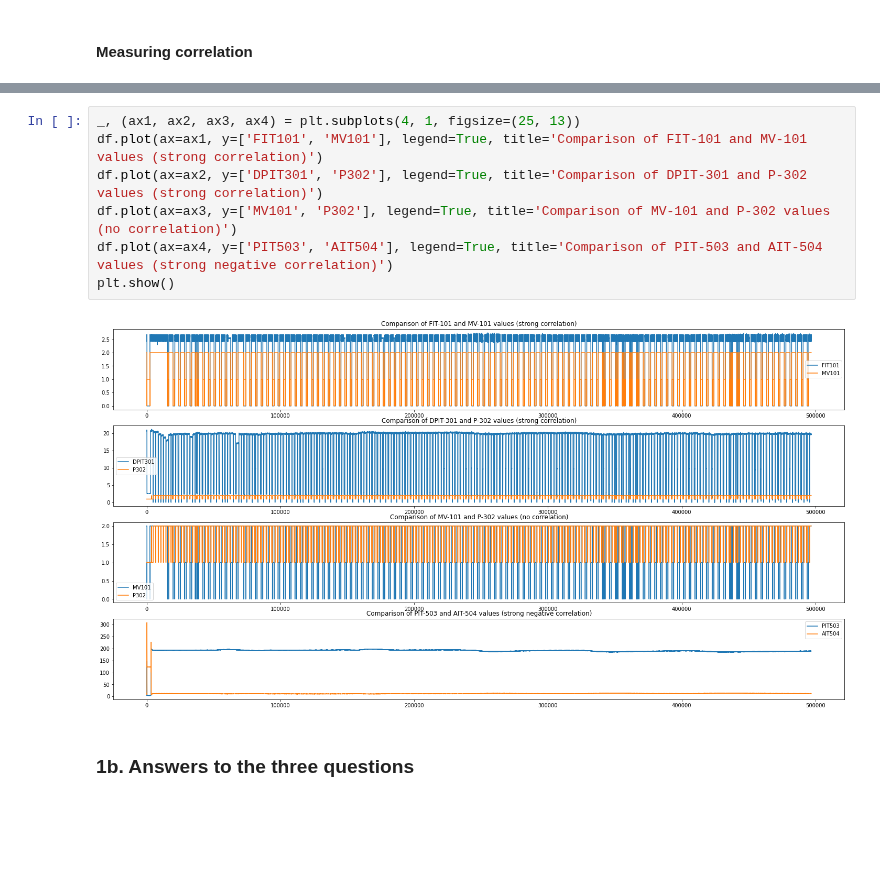
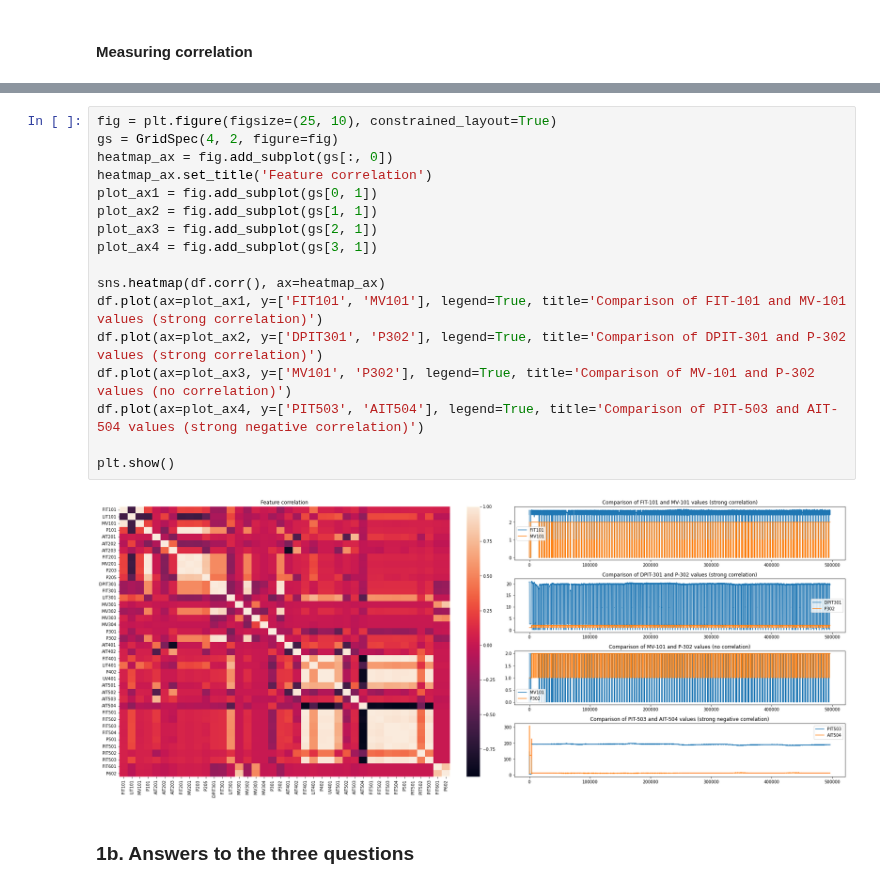
Before and after one commit to kponichtera/cs4035-cda, a Jupyter notebook: lab2/Lab2.ipynb, the cells around one changed output, grey strips where cells are left out. Drawn from its saved outputs; the diff is of its cells as text; blank space fills up the shorter version.

Commit message:
Cleaned up plotting

```diff
--- a/lab2/Lab2.ipynb
+++ b/lab2/Lab2.ipynb
@@ -79,12 +73,22 @@ plt.show()
 # %%
-_, (ax1, ax2, ax3, ax4) = plt.subplots(4, 1, figsize=(25, 13))
-df.plot(ax=ax1, y=['FIT101', 'MV101'], legend=True, title='Comparison of FIT-101 and MV-101 values (strong correlation)')
-df.plot(ax=ax2, y=['DPIT301', 'P302'], legend=True, title='Comparison of DPIT-301 and P-302 values (strong correlation)')
-df.plot(ax=ax3, y=['MV101', 'P302'], legend=True, title='Comparison of MV-101 and P-302 values (no correlation)')
-df.plot(ax=ax4, y=['PIT503', 'AIT504'], legend=True, title='Comparison of PIT-503 and AIT-504 values (strong negative correlation)')
+fig = plt.figure(figsize=(25, 10), constrained_layout=True)
+gs = GridSpec(4, 2, figure=fig)
+heatmap_ax = fig.add_subplot(gs[:, 0])
+heatmap_ax.set_title('Feature correlation')
+plot_ax1 = fig.add_subplot(gs[0, 1])
+plot_ax2 = fig.add_subplot(gs[1, 1])
+plot_ax3 = fig.add_subplot(gs[2, 1])
+plot_ax4 = fig.add_subplot(gs[3, 1])
+
+sns.heatmap(df.corr(), ax=heatmap_ax)
+df.plot(ax=plot_ax1, y=['FIT101', 'MV101'], legend=True, title='Comparison of FIT-101 and MV-101 values (strong correlation)')
+df.plot(ax=plot_ax2, y=['DPIT301', 'P302'], legend=True, title='Comparison of DPIT-301 and P-302 values (strong correlation)')
+df.plot(ax=plot_ax3, y=['MV101', 'P302'], legend=True, title='Comparison of MV-101 and P-302 values (no correlation)')
+df.plot(ax=plot_ax4, y=['PIT503', 'AIT504'], legend=True, title='Comparison of PIT-503 and AIT-504 values (strong negative correlation)')
+
 plt.show()
 # %% [output]
-[figure, old version]
+[figure, new version]
 # %% [markdown]
 ### 1b. Answers to the three questions
 # %% [markdown]
```
Also changed, not shown: parts of 3 cells of this notebook.
